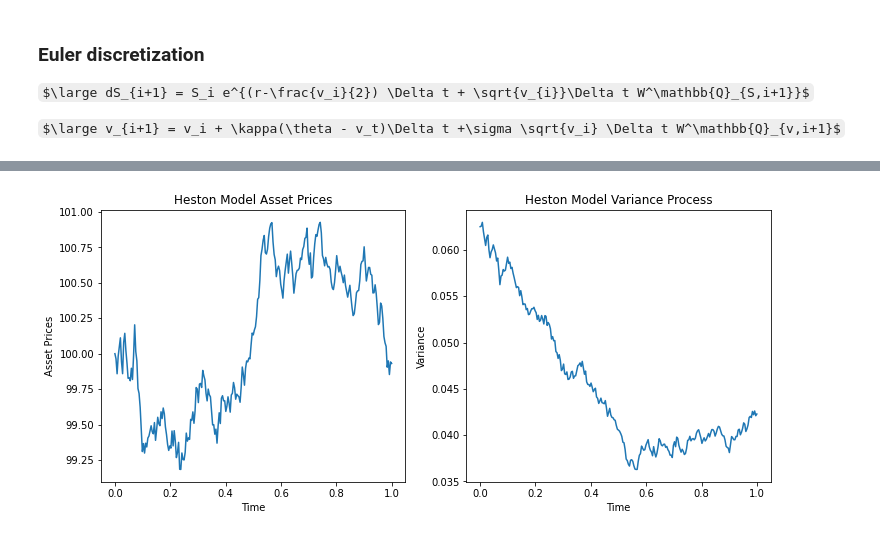
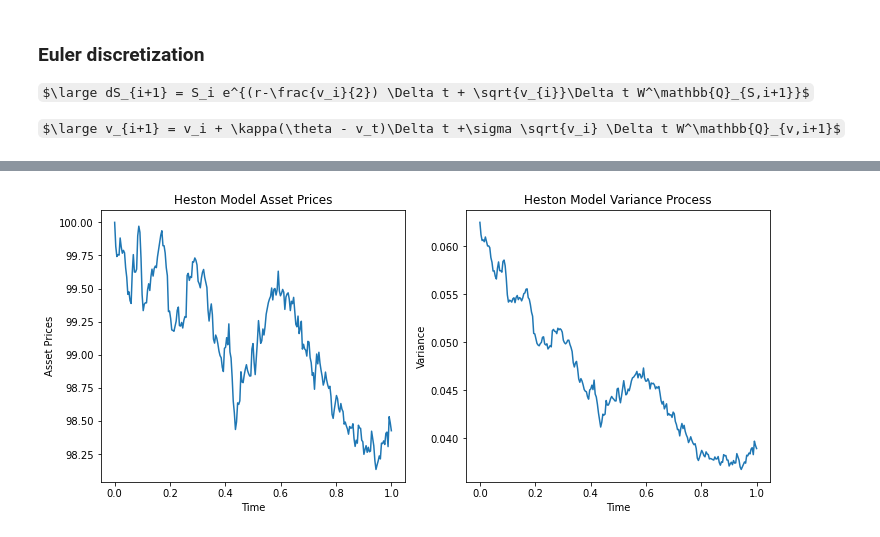
Before and after one commit to aminbelfkira/heston-volatility-model, a Jupyter notebook: simulation.ipynb, the cells around one changed output, grey strips where cells are left out. Cells and saved outputs as stored; diff of their text form; code cells hidden in the pictures; some formulas as TeX source.

Commit message:
plot function

```diff
--- a/simulation.ipynb
+++ b/simulation.ipynb
@@ -66,6 +66,22 @@ def heston_simulation(
         )
 
     return S, v
+# %%
+def plot_simu(S, v):
+
+    fig, (ax1, ax2) = plt.subplots(1, 2, figsize=(12, 5))
+    time = np.linspace(0, T, len(S))
+    ax1.plot(time, S)
+    ax1.set_title("Heston Model Asset Prices")
+    ax1.set_xlabel("Time")
+    ax1.set_ylabel("Asset Prices")
+
+    ax2.plot(time, v)
+    ax2.set_title("Heston Model Variance Process")
+    ax2.set_xlabel("Time")
+    ax2.set_ylabel("Variance")
+
+    plt.show()
 # %%
 rho_p = 0.98
 rho_n = -0.98
@@ -91,16 +91,4 @@ plt.show()
-# %%
-fig, (ax1, ax2) = plt.subplots(1, 2, figsize=(12, 5))
-time = np.linspace(0, T, N_STEPS + 1)
-ax1.plot(time, S_n)
-ax1.set_title("Heston Model Asset Prices")
-ax1.set_xlabel("Time")
-ax1.set_ylabel("Asset Prices")
-
-ax2.plot(time, v_n)
-ax2.set_title("Heston Model Variance Process")
-ax2.set_xlabel("Time")
-ax2.set_ylabel("Variance")
-
-plt.show()
-# %% [output]
-[figure, removed]
+# %%
+plot_simu(S_p, v_p)
+# %% [output]
+[figure, added]
```
Also changed, not shown: parts of 1 cell of this notebook.
